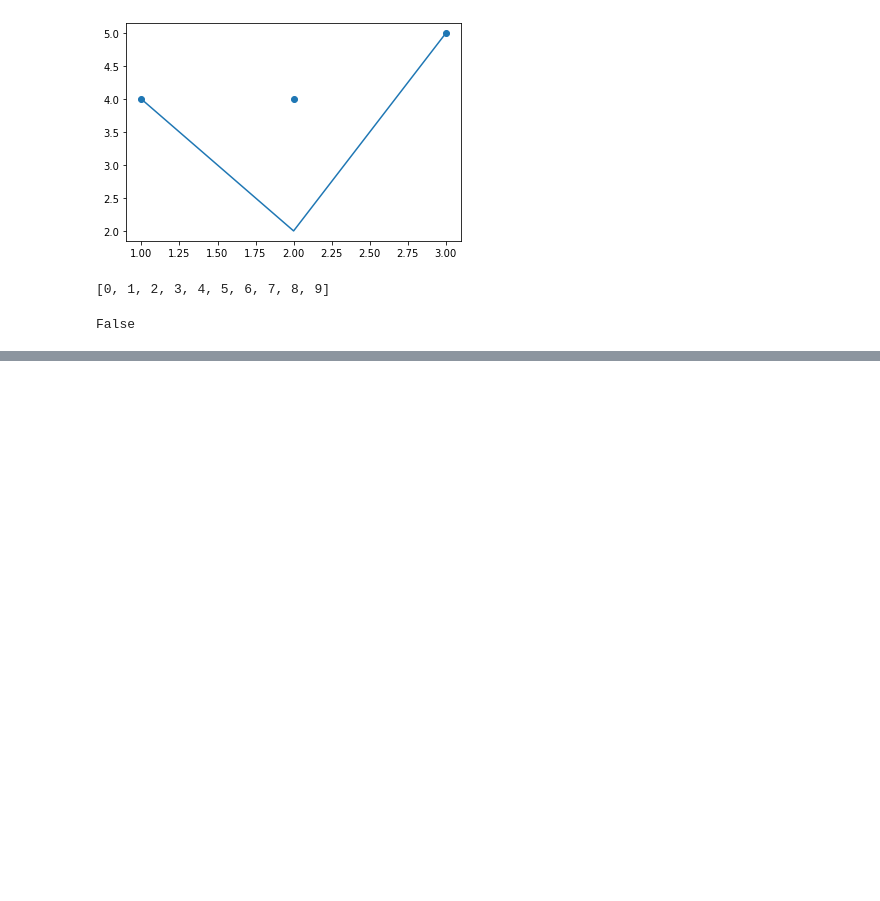
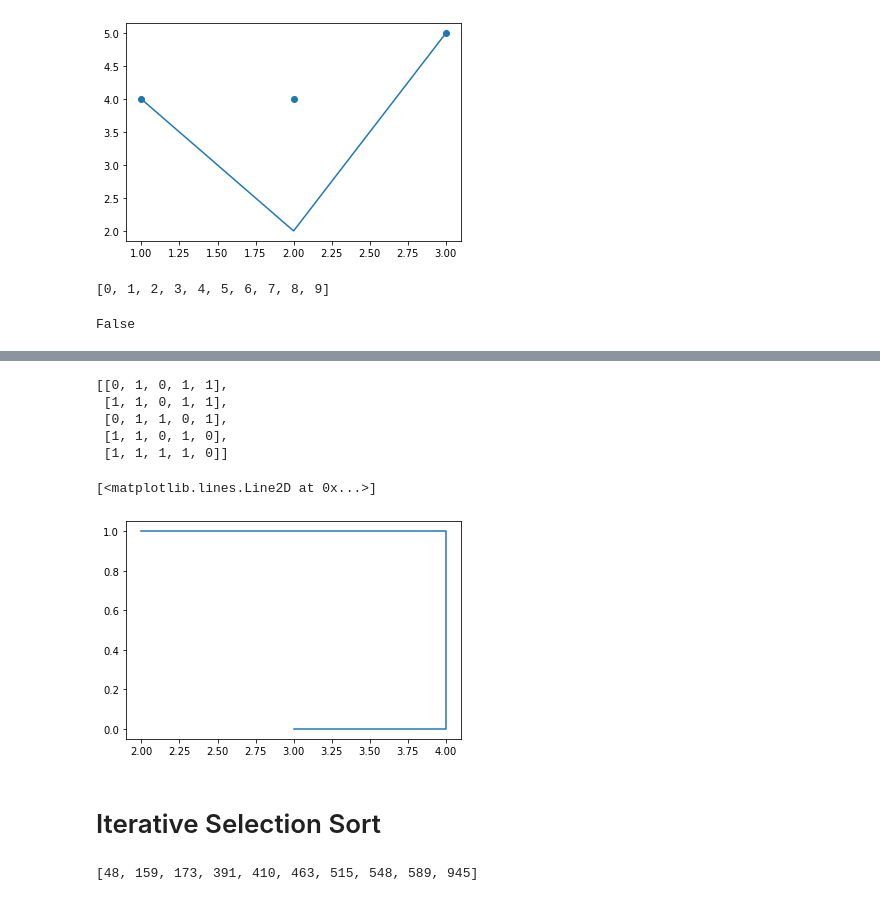
Before and after one commit to millera2/millera2.github.io, a Jupyter notebook: CS-111/CS111-scratch-pad.ipynb, the cells around one changed output, grey strips where cells are left out. Saved outputs shown, nothing was run; the diff lists cells and outputs as text; code cells hidden in the pictures; blank space fills up the shorter version.

```diff
--- a/CS-111/CS111-scratch-pad.ipynb
+++ b/CS-111/CS111-scratch-pad.ipynb
@@ -1649,0 +1990,17 @@ False
+# %%
+grid2
+# %% [output]
+[[0, 1, 0, 1, 1],
+ [1, 1, 0, 1, 1],
+ [0, 1, 1, 0, 1],
+ [1, 1, 0, 1, 0],
+ [1, 1, 1, 1, 0]]
+# %%
+import matplotlib.pyplot as pyplot
+
+pyplot.plot([x[0] for x in myPath], [y[1] for y in myPath])
+# %% [output]
+[<matplotlib.lines.Line2D at 0x...>]
+[figure, added]
+# %% [markdown]
+# Iterative Selection Sort
@@ -1649,0 +2031,4 @@ False
+# %%
+iss([random.randint(0,1000) for x in range(10)])
+# %% [output]
+[48, 159, 173, 391, 410, 463, 515, 548, 589, 945]
```
Also changed, not shown: parts of 92 cells of this notebook, 9 other files.
